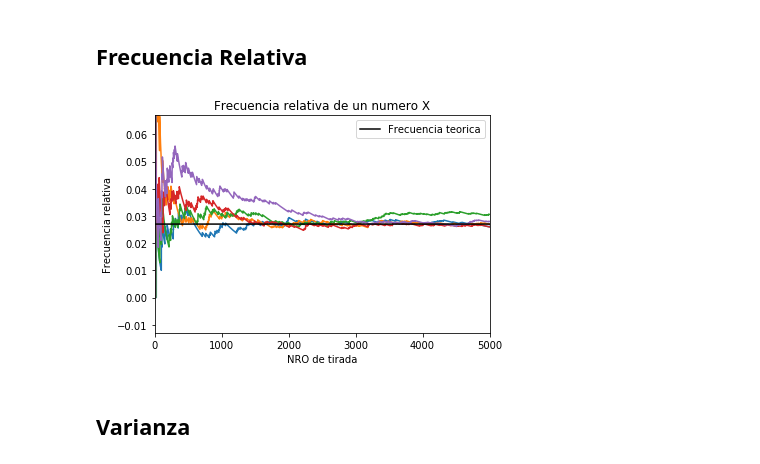
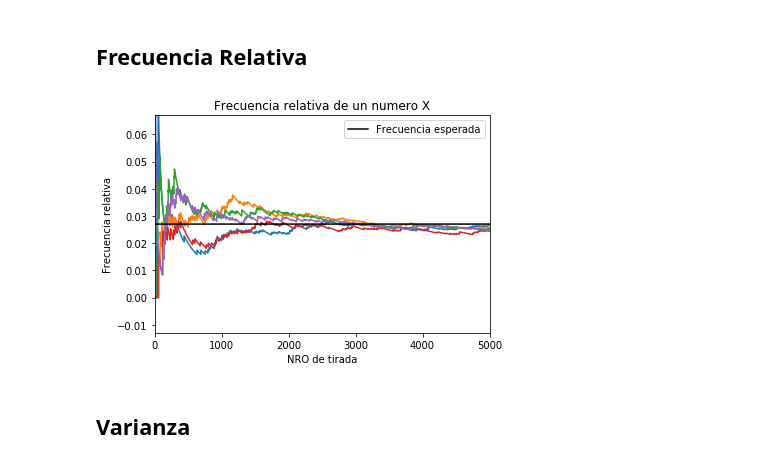
Before and after one commit to alejaz92/facultad, a Jupyter notebook: TP1 - Ruleta.ipynb, the cells around one changed output. Cells and saved outputs as stored; diff of their text form; code cells hidden in the pictures.

```diff
--- a/TP1 - Ruleta.ipynb
+++ b/TP1 - Ruleta.ipynb
@@ -75,37 +49,45 @@ plt.show()
 tm = 5000              # Tamaño de la muestra
 ex = 5                # cantidad de experimentos
 vi = 0                  # valor inicial ruleta
 vf = 36                 # valor final ruleta
 x = 5                   # Numero a evaluar
-ft = 1/(vf - vi + 1)    # Frecuencia teorica
-arr_ft = []
 
+
+
+# experimentacion
 for i in range(ex):    # Bucle para cada experimento
     countx = 0         # contador de cuantas veces salio x
     countt = 0         # contador de totales
     arr_frec = []      # arreglo de frecuencias
 
     for tir in range(1, tm + 1):    # Bucle para cada tirada
         nro_random = np.random.randint(vi, vf + 1)
         countt += 1
 
         if nro_random == x:
             countx += 1
         arr_frec.append(countx/countt)
 
     plt.plot(arr_frec)
 
-for tir in range(1, tm + 1):    # Bucle para cada tirada
+
+
+# frecuencia teorica
+ft = 1/(vf - vi + 1)    # Frecuencia teorica
+arr_ft = []
+
+for i in range(tm):    # Bucle para cada tirada
     arr_ft.append(ft)
+plt.plot(arr_ft, color= "black", label= "Frecuencia esperada")
 
-plt.plot(arr_ft, color= "black", label= "Frecuencia teorica")
+# a continuacion detalles adicionales de graficacion
 plt.title("Frecuencia relativa de un numero X")
 plt.xlabel("NRO de tirada")
 plt.ylabel("Frecuencia relativa")
 plt.legend(loc="upper right")
 plt.axis([0, tm, ft - 0.04, ft + 0.04])
 plt.show()
 # %% [output]
-[figure, old version]
+[figure, new version]
 # %% [markdown]
 ## Varianza
```
Also changed, not shown: parts of 8 cells of this notebook, 1 other file.
